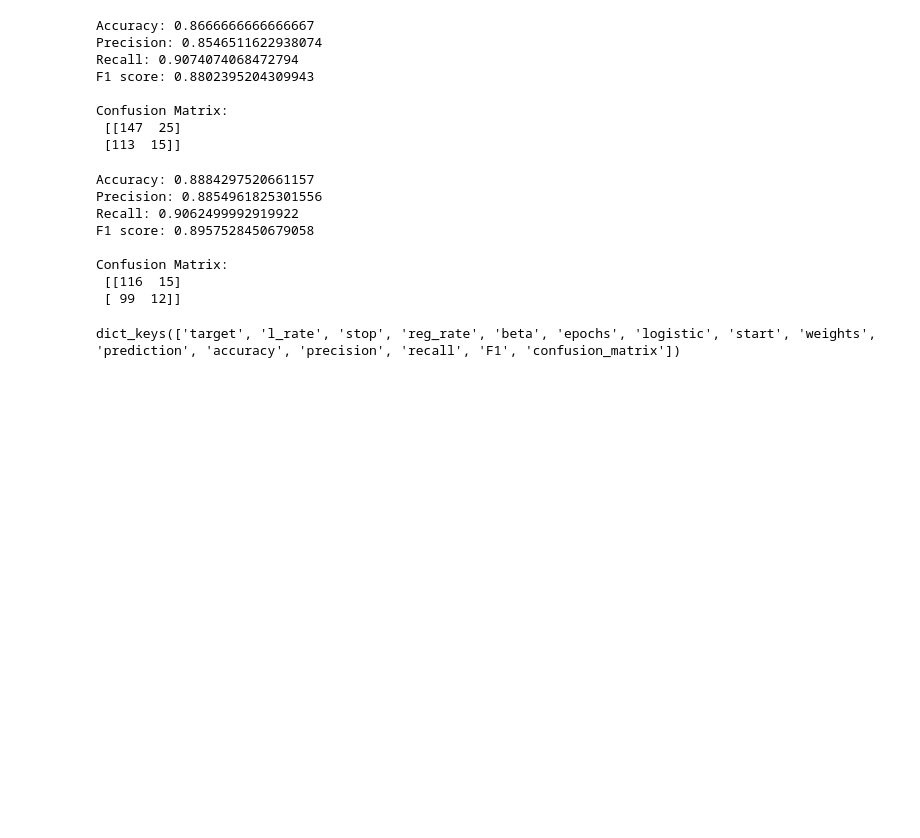
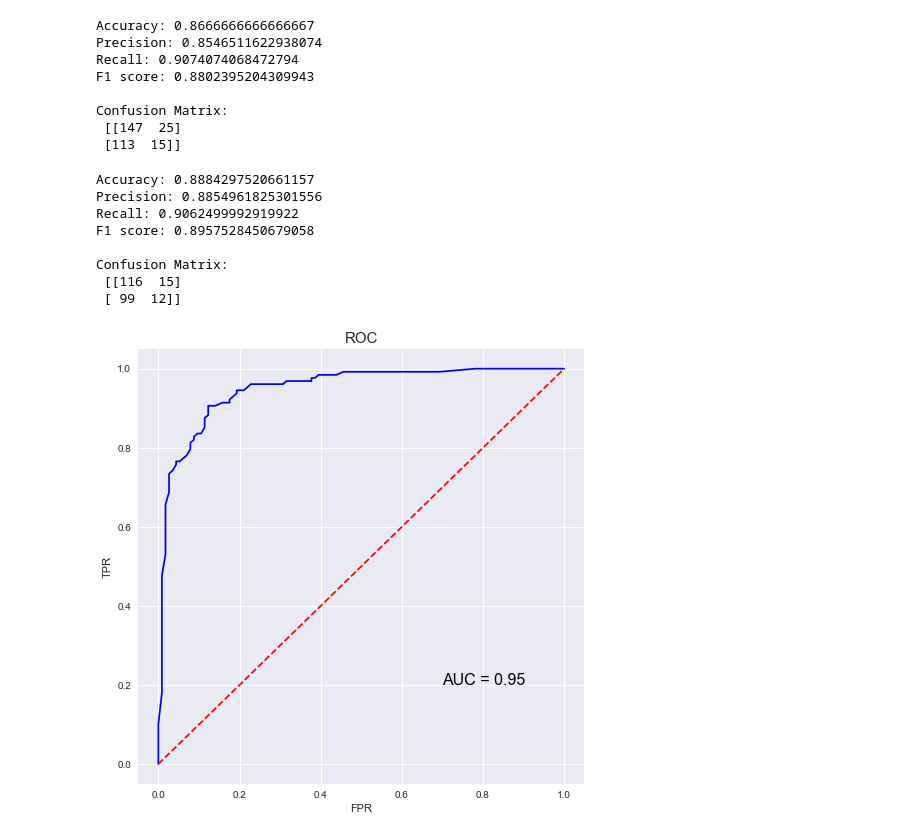
Before and after one commit to wincenzo/regressor, a Jupyter notebook: Regression_Class.ipynb, the cells around one changed output. Saved outputs shown, nothing was run; the diff lists cells and outputs as text; code cells hidden in the pictures; blank space fills up the shorter version.

```diff
--- a/Regression_Class.ipynb
+++ b/Regression_Class.ipynb
@@ -155,7 +155,7 @@ class Regressor:
 
     def ROC(self, test):
 
-        results = (self._metrics(test, i).reshape(4) for i in np.arange(0.0, 1.1, 0.001))
+        results = (self._metrics(test, i).reshape(4) for i in np.arange(0.0, 1.1, 0.01))
         TP, FP, TN, FN = zip(*results)
 
         epsilon = 1e-7
@@ -421,7 +423,7 @@ F1 score: 0.8957528450679058
 Confusion Matrix:
  [[116  15]
  [ 99  12]]
-# %%
-log_reg.__dict__.keys()
-# %% [output]
-dict_keys(['target', 'l_rate', 'stop', 'reg_rate', 'beta', 'epochs', 'logistic', 'start', 'weights', 'prediction', 'accuracy', 'precision', 'recall', 'F1', 'confusion_matrix'])
+# %%
+log_reg.ROC(y_mix)
+# %% [output]
+[figure, added]
```
Also changed, not shown: parts of 2 cells of this notebook.
